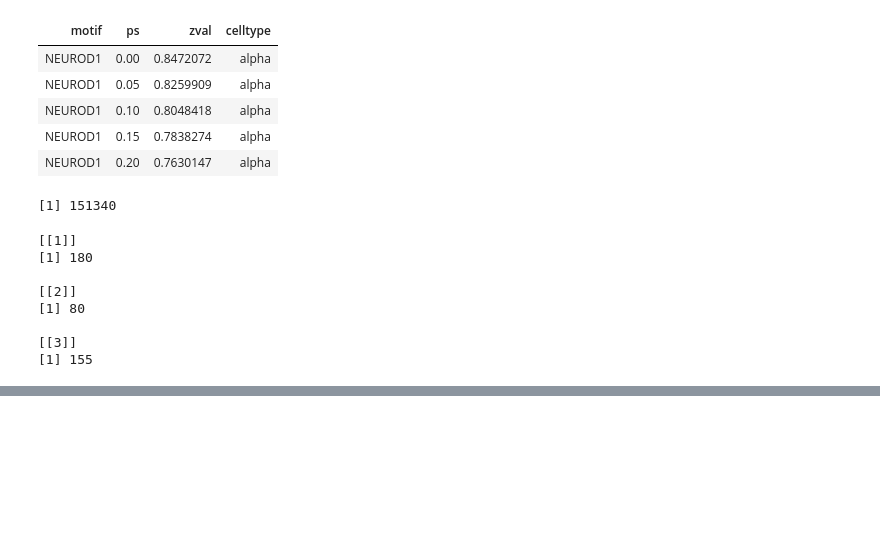
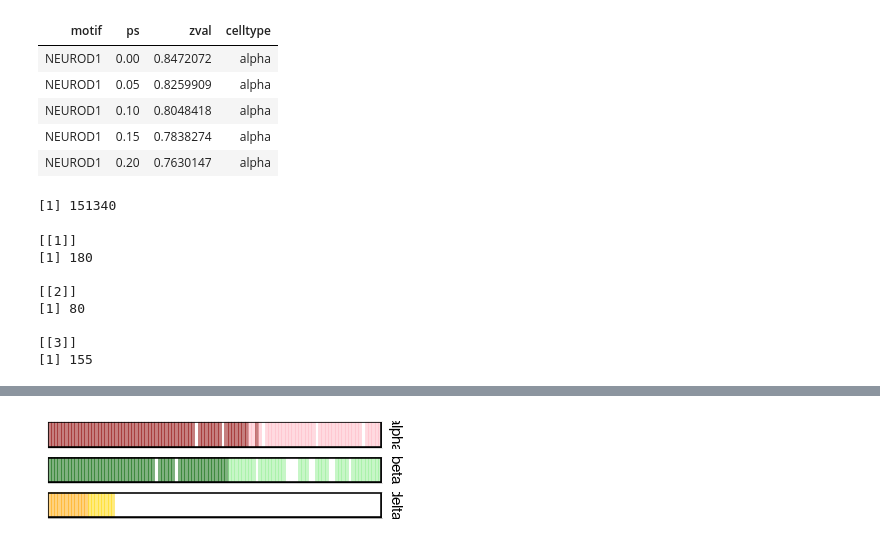
Before and after one commit to biomystery/islet_figs_motifs, a Jupyter notebook: chromVar/06.psedoTime.ipynb, the cells around one changed output, grey strips where cells are left out. Cells and saved outputs as stored; diff of their text form; code cells hidden in the pictures; blank space fills up the shorter version.

```diff
--- a/chromVar/06.psedoTime.ipynb
+++ b/chromVar/06.psedoTime.ipynb
@@ -196,0 +210,32 @@ fwrite(smoothed.motif.pt, "../dat/1910_v2/smoothed.motif.pt.csv")
+# %%
+options(repr.plot.width = 154.196/72 * 1.5, repr.plot.height = 6/72 * 4 * 3)
+
+ps.range <- lapply(c("alpha", "beta", "delta"), function(ct) output.motif.pt %>% filter(celltype ==
+    ct) %>% pull(ps) %>% range)
+names(ps.range) <- c("alpha", "beta", "delta")
+
+
+N.bin <- 101
+N.bin.d<- 21
+ps.bks <- list()
+ps.bks$alpha <- seq(ps.range$alpha[1], ps.range$alpha[2] + 1e-05, length.out = N.bin)
+ps.bks$beta <- seq(ps.range$beta[1], ps.range$beta[2] + 1e-05, length.out = N.bin)
+ps.bks$delta <- seq(ps.range$delta[1], ps.range$delta[2] + 1e-05, length.out = N.bin.d)
+
+pd.anno.celltype <- rbind(output.motif.pt %>% filter(celltype == "alpha") %>% mutate(ps_bin = cut(ps,
+    breaks = ps.bks$alpha, include.lowest = T, right = F)) %>% mutate(ps_bin_idx = as.numeric(ps_bin)),
+    output.motif.pt %>% filter(celltype == "beta") %>% mutate(ps_bin = cut(ps, breaks = ps.bks$beta,
+        include.lowest = T, right = F)) %>% mutate(ps_bin_idx = as.numeric(ps_bin)),
+    output.motif.pt %>% filter(celltype == "delta") %>% mutate(ps_bin = cut(ps, breaks = ps.bks$delta,
+        include.lowest = T, right = F)) %>% mutate(ps_bin_idx = as.numeric(ps_bin))) %>%
+    arrange(celltype, ps_bin_idx)
+
+pd.anno.celltype %>% head(1)
+
+pd.anno.celltype.2 <- pd.anno.celltype %>% group_by(celltype, ps_bin_idx) %>% summarise(subtype = Modes(cluster)[1]) %>%
+    as.data.frame()
+ggplot(pd.anno.celltype.2) + geom_rect(aes(xmin = ps_bin_idx - 0.5, xmax = ps_bin_idx +
+    0.5, fill = subtype), ymin = 0, ymax = 1, alpha = 0.5) + theme_pubr() + scale_fill_manual(values = cols.celltype) +
+    coord_cartesian(expand = F) + facet_grid(celltype ~ ., scales = "free_x") + theme(legend.position = "none",
+    axis.text.x = element_blank(), axis.ticks = element_blank())
+# %% [output]
@@ -196,0 +244 @@ fwrite(smoothed.motif.pt, "../dat/1910_v2/smoothed.motif.pt.csv")
+[figure, added]
```
Also changed, not shown: parts of 12 cells of this notebook, 6 other files.
